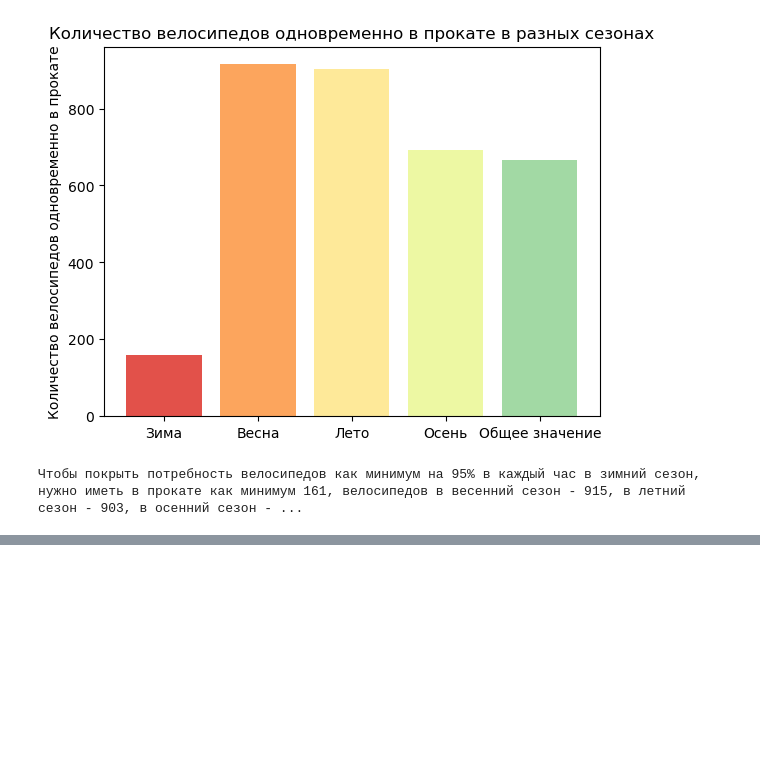
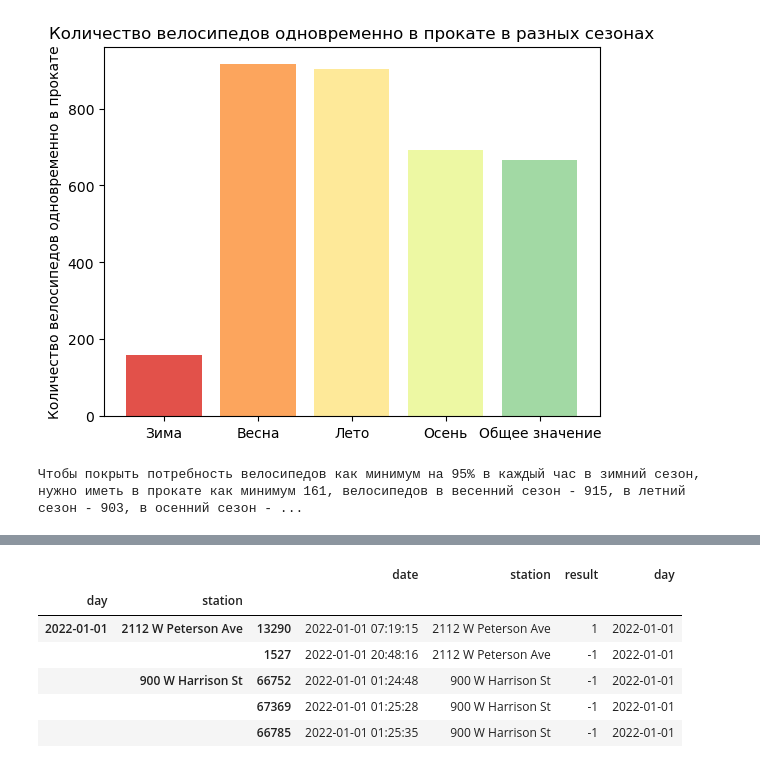
Before and after one commit to kapibarr/big-data-project, a Jupyter notebook: load_model.ipynb, the cells around one changed output, grey strips where cells are left out. Saved outputs shown, nothing was run; the diff lists cells and outputs as text; code cells hidden in the pictures; blank space fills up the shorter version.

```diff
--- a/load_model.ipynb
+++ b/load_model.ipynb
@@ -273,0 +290,22 @@ print(
+# %%
+# Переименование столбцов для удобства
+start_df.rename(columns={'started_at': 'date', 'start_station_name': 'station'}, inplace=True)
+end_df.rename(columns={'ended_at': 'date', 'end_station_name': 'station'}, inplace=True)
+# %%
+stations_df = pd.concat([start_df, end_df])
+# %%
+# Сортировка по дате и получение колонки с днем - по ней будем группировать
+stations_df = stations_df.sort_values(by='date')
+stations_df["day"] = stations_df["date"].dt.date
+# %%
+grouped_df = stations_df.groupby(["day","station"], group_keys=True).apply(lambda x: x)
+# %%
+grouped_df.head()
+# %% [output]
+|  |  |  | date | station | result | day |
+| day | station |  |  |  |  |  |
+| 2022-01-01 | 2112 W Peterson Ave | 13290 | 2022-01-01 07:19:15 | 2112 W Peterson Ave | 1 | 2022-01-01 |
+|  |  | 1527 | 2022-01-01 20:48:16 | 2112 W Peterson Ave | -1 | 2022-01-01 |
+|  | 900 W Harrison St | 66752 | 2022-01-01 01:24:48 | 900 W Harrison St | -1 | 2022-01-01 |
+|  |  | 67369 | 2022-01-01 01:25:28 | 900 W Harrison St | -1 | 2022-01-01 |
+|  |  | 66785 | 2022-01-01 01:25:35 | 900 W Harrison St | -1 | 2022-01-01 |
```
Also changed, not shown: parts of 16 cells of this notebook.
